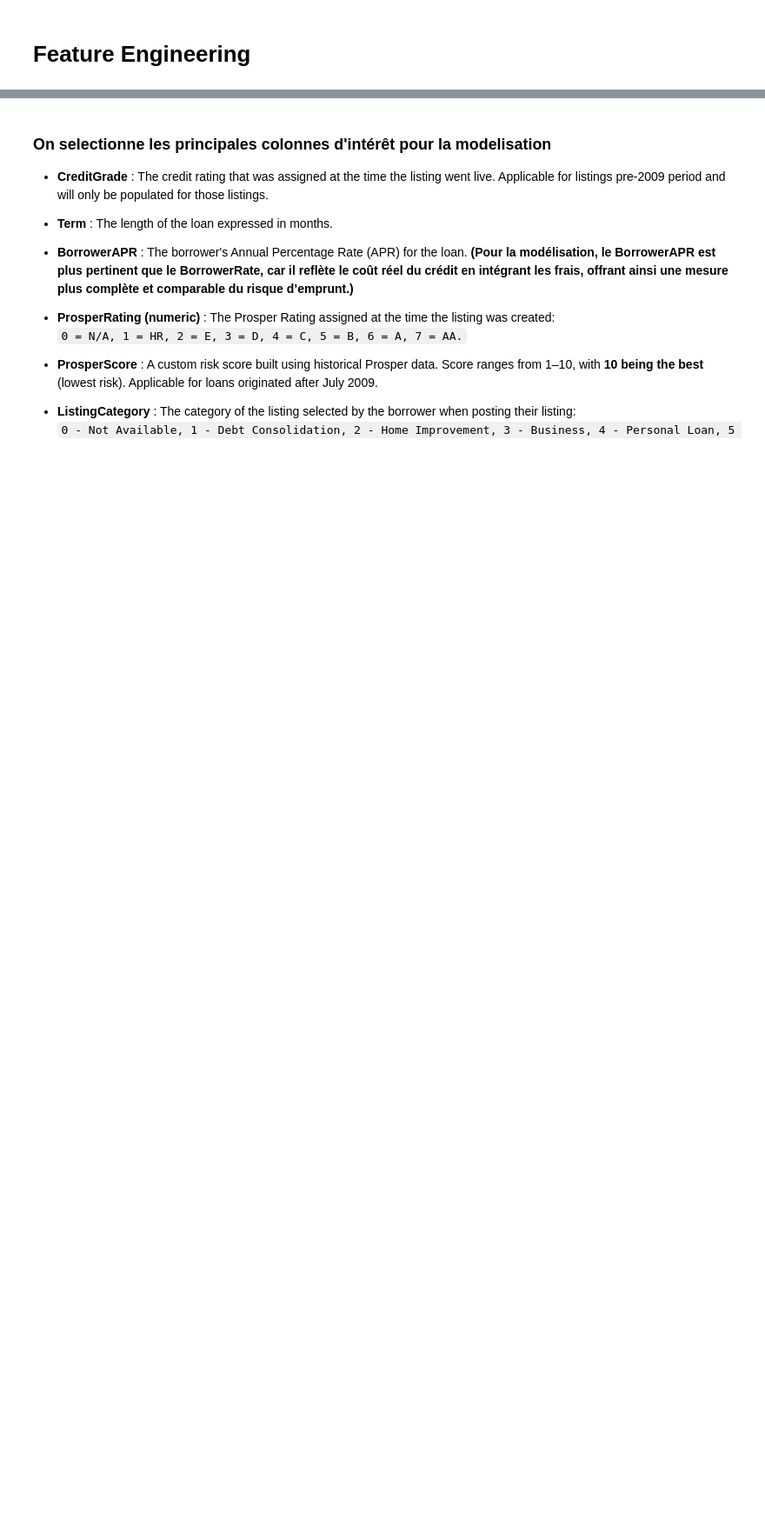
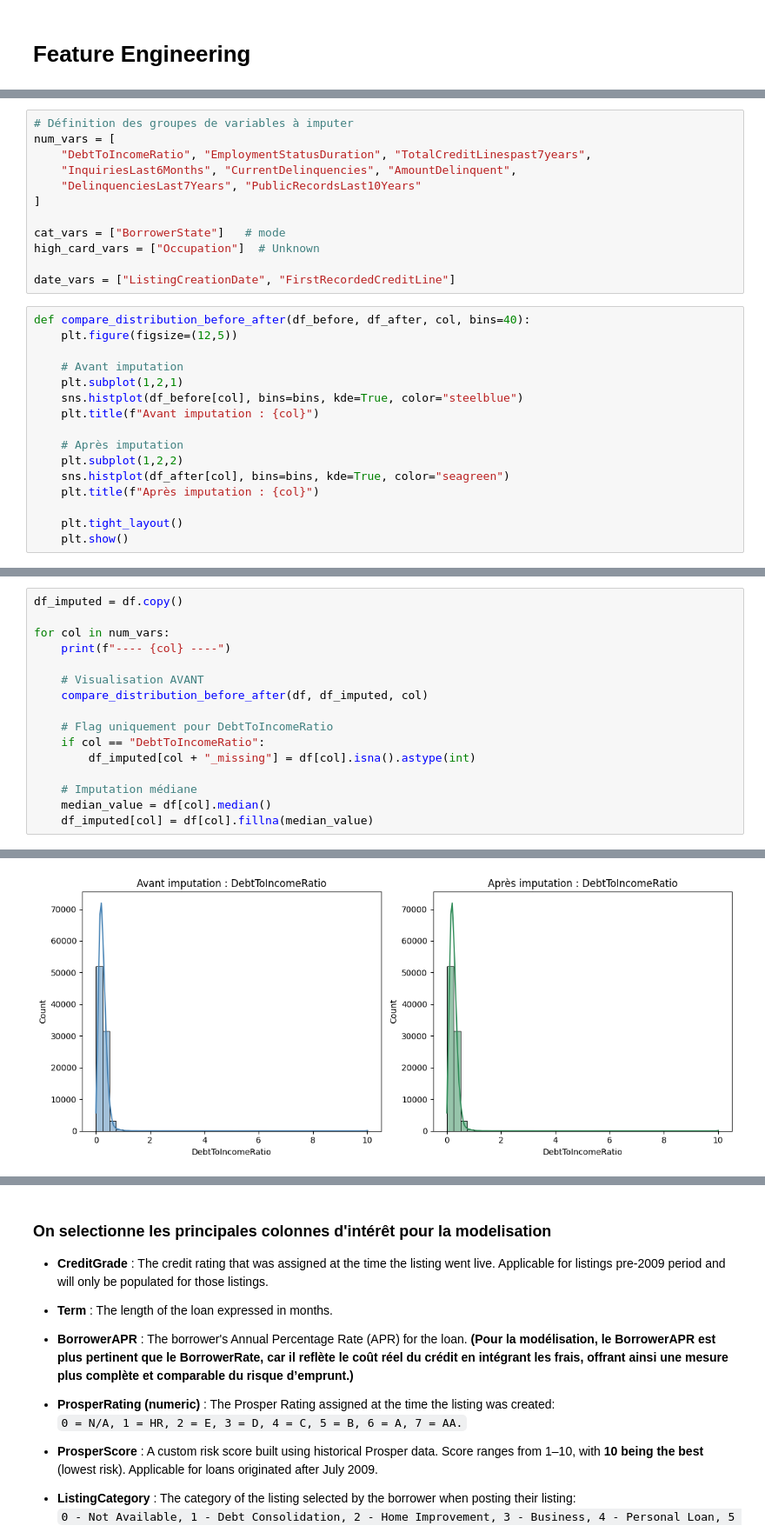
Before and after one commit to victoriiavdl/projet-ml-, a Jupyter notebook: Cleaning_and_EDA_and_feature_eng.ipynb, the cells around one changed output, grey strips where cells are left out. Shown at 87% size. Saved outputs shown, nothing was run; the diff lists cells and outputs as text; blank space fills up the shorter version.

```diff
--- a/Cleaning_and_EDA.ipynb
+++ b/Cleaning_and_EDA_and_feature_eng.ipynb
@@ -808,0 +913,28 @@ Although this imbalance is common in credit-risk datasets and was expected, we m
+# %%
+# Définition des groupes de variables à imputer
+num_vars = [
+    "DebtToIncomeRatio", "EmploymentStatusDuration", "TotalCreditLinespast7years",
+    "InquiriesLast6Months", "CurrentDelinquencies", "AmountDelinquent",
+    "DelinquenciesLast7Years", "PublicRecordsLast10Years"
+]
+
+cat_vars = ["BorrowerState"]   # mode
+high_card_vars = ["Occupation"]  # Unknown
+
+date_vars = ["ListingCreationDate", "FirstRecordedCreditLine"]
+# %%
+def compare_distribution_before_after(df_before, df_after, col, bins=40):
+    plt.figure(figsize=(12,5))
+
+    # Avant imputation
+    plt.subplot(1,2,1)
+    sns.histplot(df_before[col], bins=bins, kde=True, color="steelblue")
+    plt.title(f"Avant imputation : {col}")
+
+    # Après imputation
+    plt.subplot(1,2,2)
+    sns.histplot(df_after[col], bins=bins, kde=True, color="seagreen")
+    plt.title(f"Après imputation : {col}")
+
+    plt.tight_layout()
+    plt.show()
@@ -808,0 +943,17 @@ Although this imbalance is common in credit-risk datasets and was expected, we m
+# %%
+df_imputed = df.copy()
+
+for col in num_vars:
+    print(f"---- {col} ----")
+
+    # Visualisation AVANT
+    compare_distribution_before_after(df, df_imputed, col)
+
+    # Flag uniquement pour DebtToIncomeRatio
+    if col == "DebtToIncomeRatio":
+        df_imputed[col + "_missing"] = df[col].isna().astype(int)
+
+    # Imputation médiane
+    median_value = df[col].median()
+    df_imputed[col] = df[col].fillna(median_value)
+# %% [output]
@@ -808,0 +961 @@ Although this imbalance is common in credit-risk datasets and was expected, we m
+[figure, added]
```
Also changed, not shown: parts of 26 cells of this notebook.
